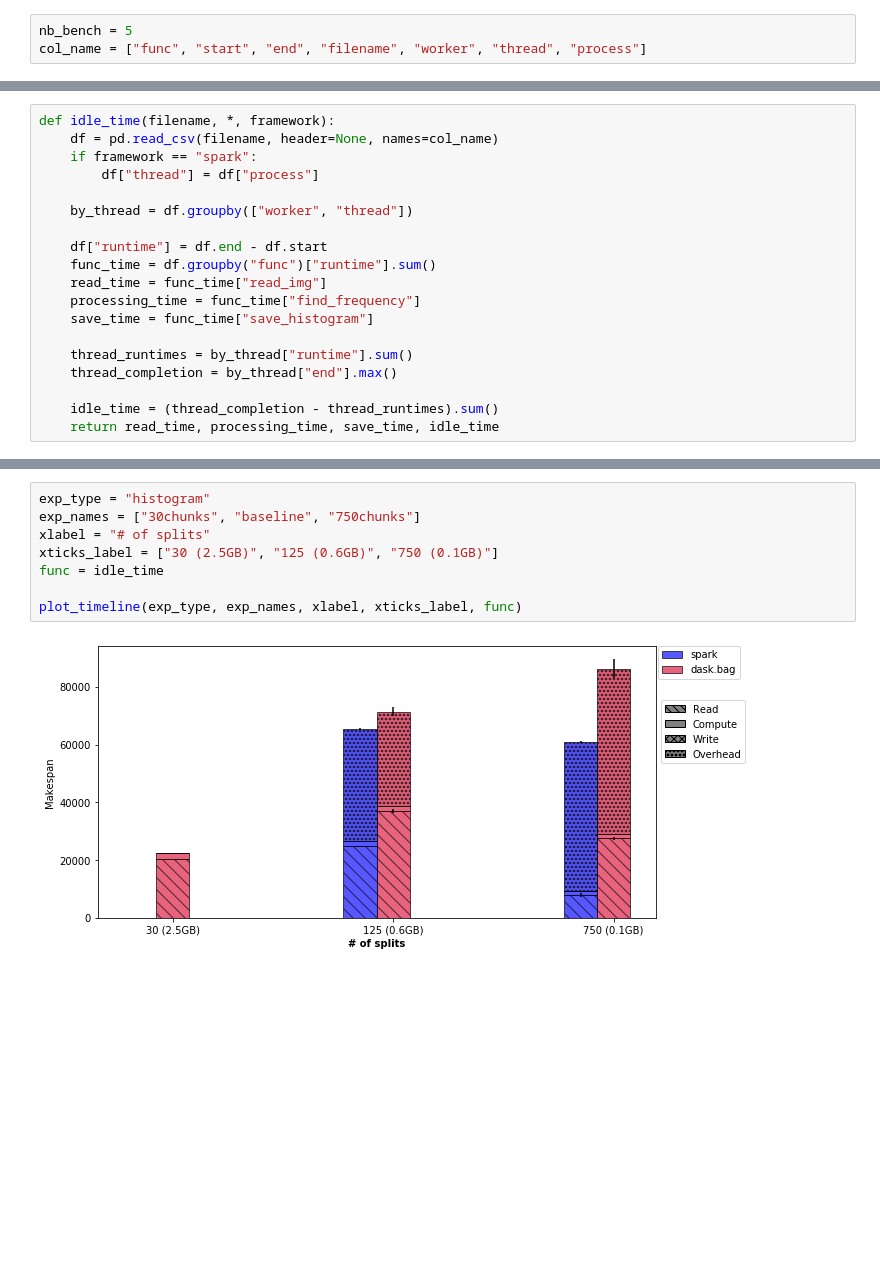
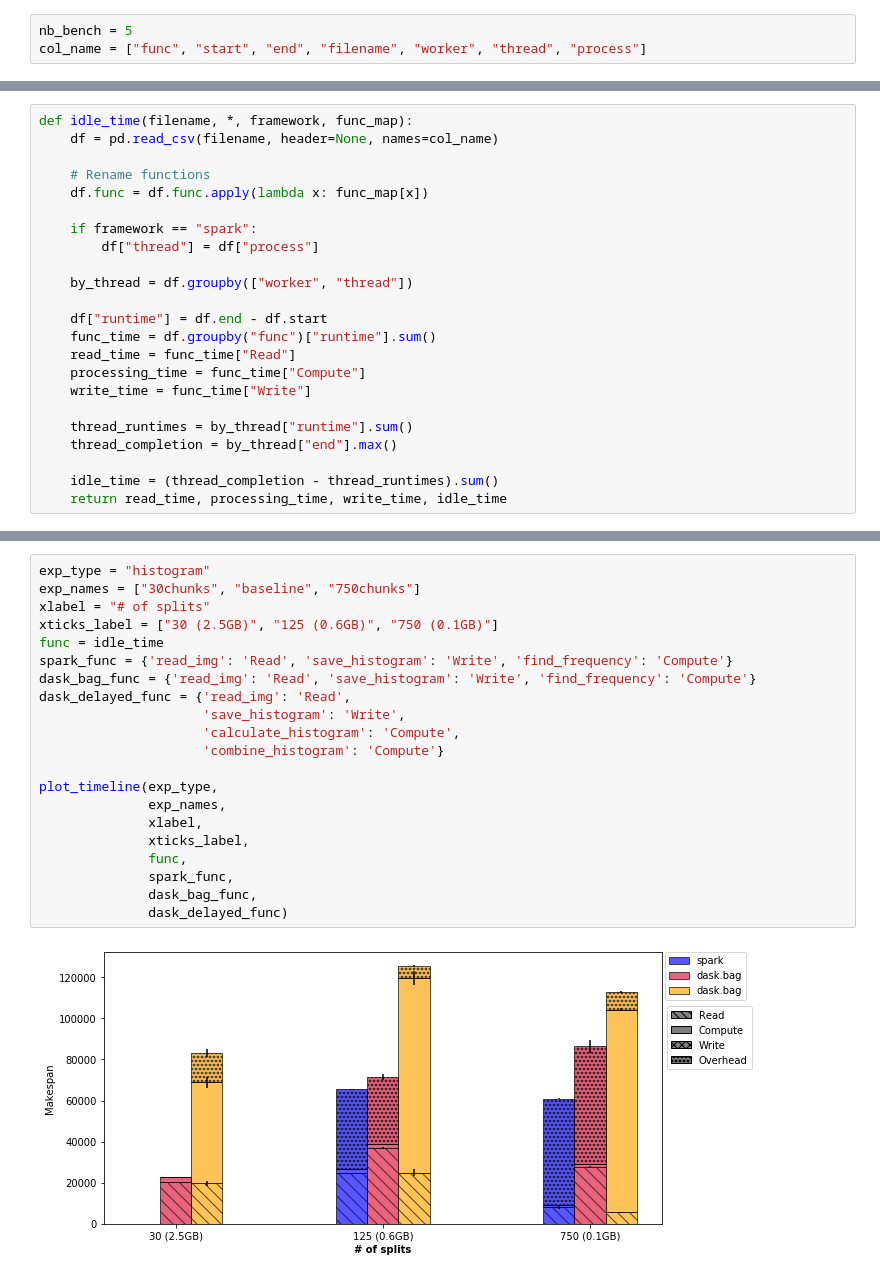
Before and after one commit to big-data-lab-team/paper-big-data-engines, a Jupyter notebook: results/plot-script/idle_time-histogram.ipynb, the cells around one changed output, grey strips where cells are left out. Saved outputs shown, nothing was run; the diff lists cells and outputs as text; blank space fills up the shorter version.

Commit message:
Added an option to rename the fucntion name in the csv file during preprocessing

```diff
--- a/results/plot-script/idle_time-histogram.ipynb
+++ b/results/plot-script/idle_time-histogram.ipynb
@@ -29,6 +32,10 @@ def wasted_time(filename, *, framework):
 # %%
-def idle_time(filename, *, framework):
+def idle_time(filename, *, framework, func_map):
     df = pd.read_csv(filename, header=None, names=col_name)
+
+    # Rename functions
+    df.func = df.func.apply(lambda x: func_map[x])
+
     if framework == "spark":
         df["thread"] = df["process"]
 
@@ -36,15 +43,15 @@ def idle_time(filename, *, framework):
 
     df["runtime"] = df.end - df.start
     func_time = df.groupby("func")["runtime"].sum()
-    read_time = func_time["read_img"]
-    processing_time = func_time["find_frequency"]
-    save_time = func_time["save_histogram"]
+    read_time = func_time["Read"]
+    processing_time = func_time["Compute"]
+    write_time = func_time["Write"]
 
     thread_runtimes = by_thread["runtime"].sum()
     thread_completion = by_thread["end"].max()
 
     idle_time = (thread_completion - thread_runtimes).sum()
-    return read_time, processing_time, save_time, idle_time
+    return read_time, processing_time, write_time, idle_time
 # %%
 from math import sqrt
 import os
@@ -234,10 +320,23 @@ plot_timeline(exp_type, exp_names, xlabel, xticks_label, func)
 # %%
 exp_type = "histogram"
 exp_names = ["30chunks", "baseline", "750chunks"]
 xlabel = "# of splits"
 xticks_label = ["30 (2.5GB)", "125 (0.6GB)", "750 (0.1GB)"]
 func = idle_time
+spark_func = {'read_img': 'Read', 'save_histogram': 'Write', 'find_frequency': 'Compute'}
+dask_bag_func = {'read_img': 'Read', 'save_histogram': 'Write', 'find_frequency': 'Compute'}
+dask_delayed_func = {'read_img': 'Read',
+                     'save_histogram': 'Write',
+                     'calculate_histogram': 'Compute',
+                     'combine_histogram': 'Compute'}
 
-plot_timeline(exp_type, exp_names, xlabel, xticks_label, func)
+plot_timeline(exp_type,
+              exp_names,
+              xlabel,
+              xticks_label,
+              func,
+              spark_func,
+              dask_bag_func,
+              dask_delayed_func)
 # %% [output]
-[figure, old version]
+[figure, new version]
```
Also changed, not shown: parts of 3 cells of this notebook, 2 other files.
